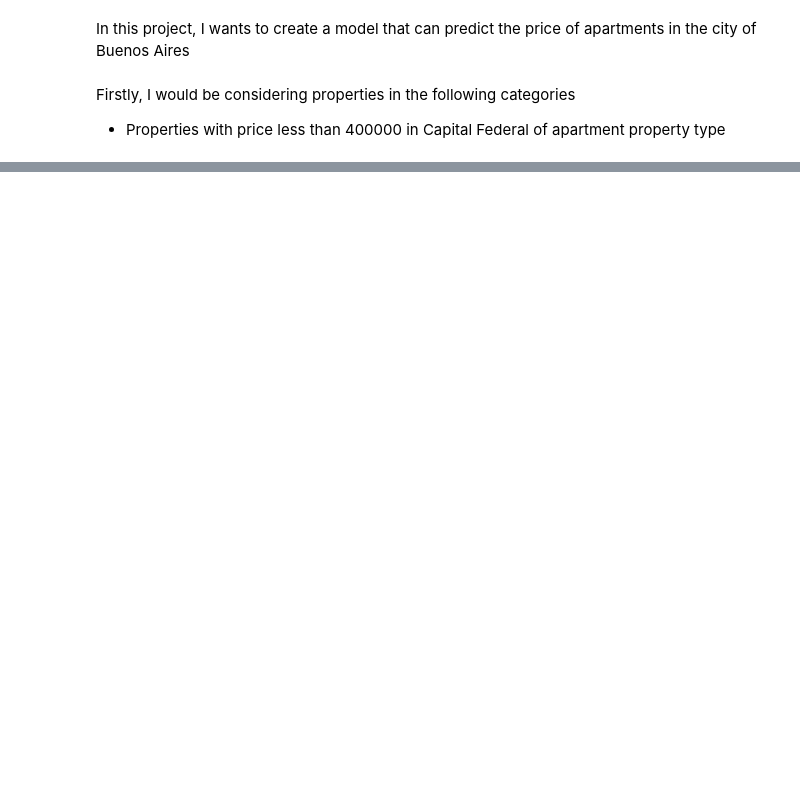
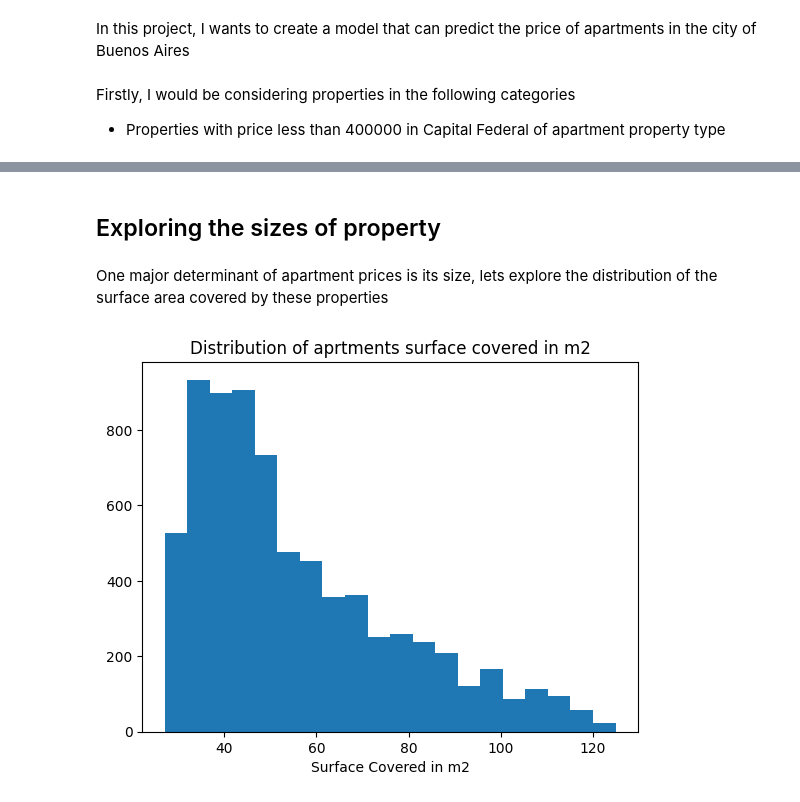
Before and after one commit to OkokoJnr/predicting-apartment-price, a Jupyter notebook: main.ipynb, the cells around one changed output, grey strips where cells are left out. Drawn from its saved outputs; the diff is of its cells as text; code cells hidden in the pictures; blank space fills up the shorter version.

```diff
--- a/main.ipynb
+++ b/main.ipynb
@@ -57,0 +62,10 @@ df.head()
+# %% [markdown]
+## Exploring the sizes of property
+# %% [markdown]
+One major determinant of apartment prices is its size, lets explore the distribution of the surface area covered by these properties
+# %%
+plt.hist(df["surface_covered_in_m2"], bins=20)
+plt.xlabel("Surface Covered in m2")
+plt.title("Distribution of aprtments surface covered in m2");
+# %% [output]
+[figure, added]
```
Also changed, not shown: parts of 9 cells of this notebook.
